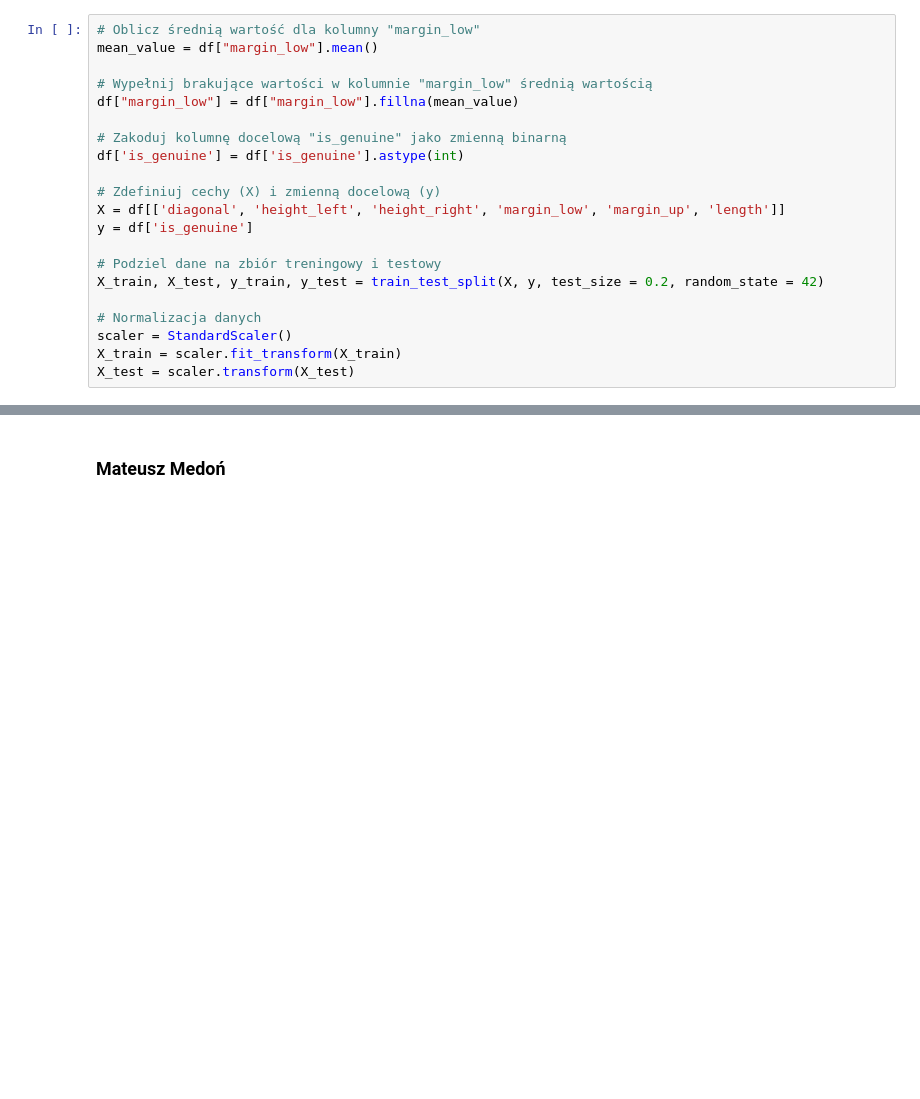
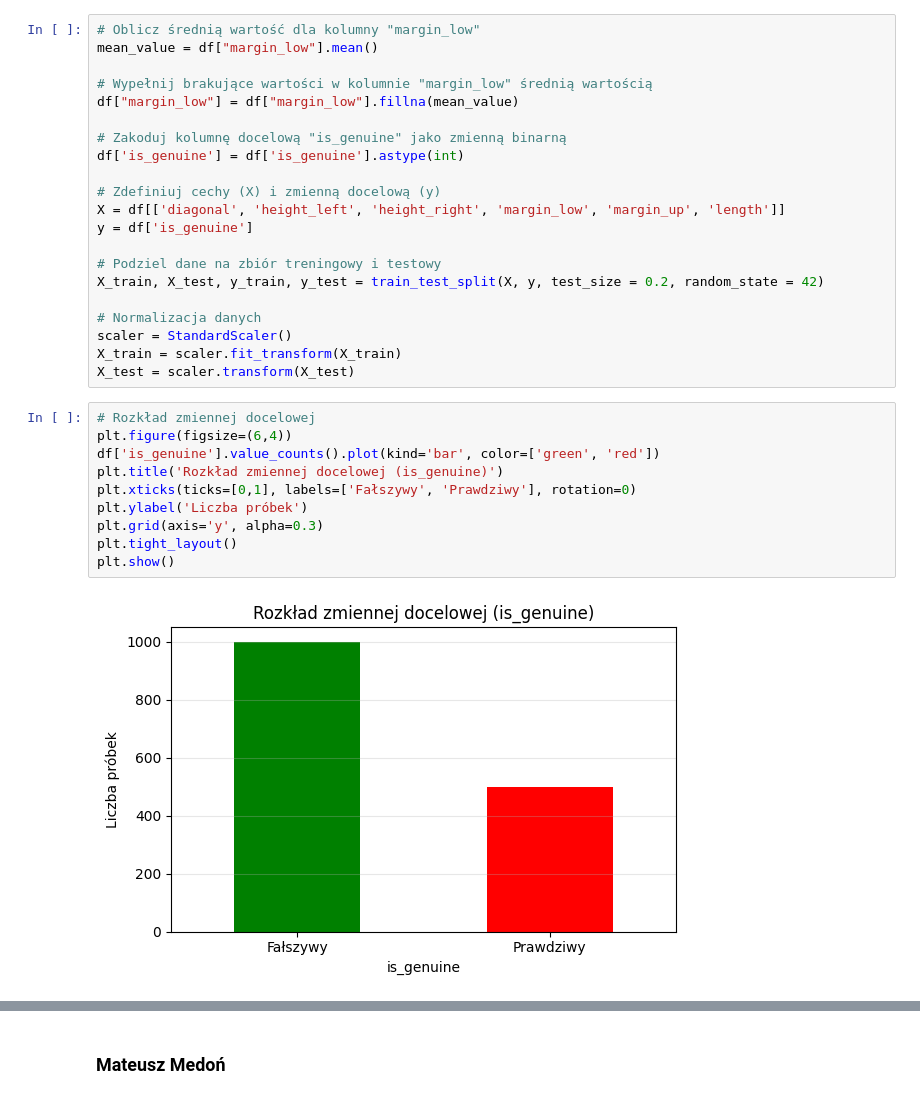
Before and after one commit to Szymon-Czuszek/Machine-Learning-Algorithms, a Jupyter notebook: Python/DataMining-CzuszekCzuszekMedon.ipynb, the cells around one changed output, grey strips where cells are left out. Saved outputs shown, nothing was run; the diff lists cells and outputs as text; blank space fills up the shorter version.

```diff
--- a/Python/DataMining-CzuszekCzuszekMedon.ipynb
+++ b/Python/DataMining-CzuszekCzuszekMedon.ipynb
@@ -111,3 +110,15 @@ X_train, X_test, y_train, y_test = train_test_split(X, y, test_size = 0.2, rando
 scaler = StandardScaler()
 X_train = scaler.fit_transform(X_train)
 X_test = scaler.transform(X_test)
+# %%
+# Rozkład zmiennej docelowej
+plt.figure(figsize=(6,4))
+df['is_genuine'].value_counts().plot(kind='bar', color=['green', 'red'])
+plt.title('Rozkład zmiennej docelowej (is_genuine)')
+plt.xticks(ticks=[0,1], labels=['Fałszywy', 'Prawdziwy'], rotation=0)
+plt.ylabel('Liczba próbek')
+plt.grid(axis='y', alpha=0.3)
+plt.tight_layout()
+plt.show()
+# %% [output]
+[figure, added]
```
Also changed, not shown: parts of 6 cells of this notebook.
